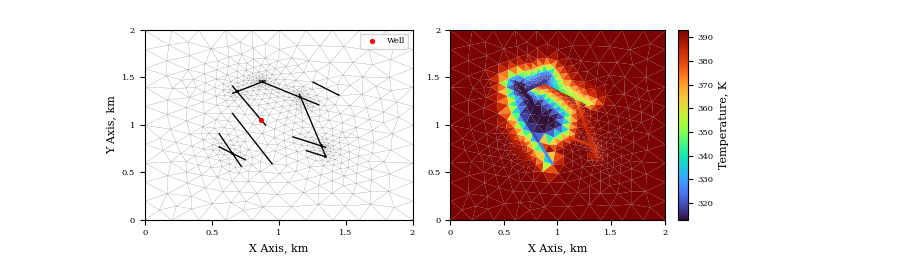
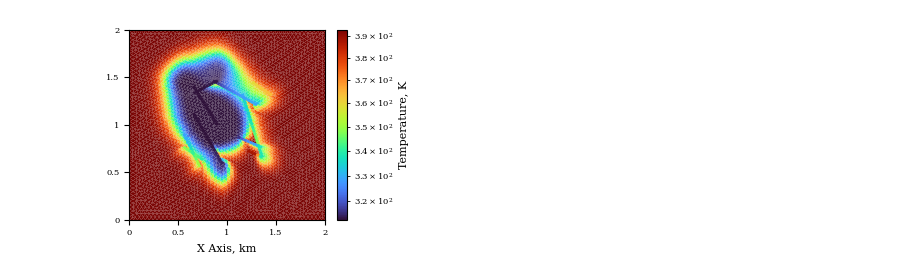
Before and after one commit to Yuriyzabegaev/FTHM-Solver, a Jupyter notebook: thermal/tmp.ipynb, the cells around one changed output. Cells and saved outputs as stored; diff of their text form; code cells hidden in the pictures.

```diff
--- a/thermal/tmp.ipynb
+++ b/thermal/tmp.ipynb
@@ -9,21 +9,21 @@ common_params = {
     "geometry": "4h_steady",
     "save_matrix": False,
     "solver": "CPR",
-    "grid_refinement": 1,
+    "grid_refinement": 5,
 }
 
 print("Running steady state")
 params = {
     "steady_state": True,
 } | common_params
-run_model(params)
+model = run_model(params)
 end_state_filename = params["end_state_filename"]
 
 print("Running injection")
 params = {
     "steady_state": False,
     "initial_state": end_state_filename,
-    "end_time": 2e2,
+    "end_time": 5e2,
 } | common_params
 model = run_model(params)
 # %% [output]
@@ -55,5 +55,5 @@ stats_thermal_geo4h_steadyx1_solCPR
 # %%
-# model.load_data_from_pvd(Path('/home/porepy/volume/nrec_fhm/visualization_2d/data_000043.pvd'), times_file=Path('/home/porepy/volume/nrec_fhm/visualization_2d/times.json'), is_mdg_pvd=True)
+model.load_data_from_pvd(Path('/home/porepy/volume/nrec_fhm/thermal/visualization_2d/data_000043.pvd'), times_file=Path('/home/porepy/volume/nrec_fhm/thermal/visualization_2d/times.json'), is_mdg_pvd=True)
 # %%
 subdomains = model.mdg.subdomains()
 source_loc_x = 1000
@@ -69,43 +153,16 @@ x_well, y_well
 # %%
-from matplotlib import pyplot as plt
+fig = plt.figure(figsize=(width, height))
+ax = fig.gca()
+pp.plot_grid(model.mdg, cell_value='temperature', plot_2d=True, alpha=1, fracturewidth_1d=2, linewidth=0, if_plot=False, color_map='turbo', axis=ax)
 
-tex_fonts = {
-    # Use LaTeX to write all text
-    # "text.usetex": True,
-    "font.family": "serif",
-    # Use 10pt font in plots, to match 10pt font in document
-    "axes.labelsize": 8,
-    "font.size": 8,
-    # Make the legend/label fonts a little smaller
-    "legend.fontsize": 6,
-    "xtick.labelsize": 6,
-    "ytick.labelsize": 6,
-}
+ax.set_xlabel('X Axis, km')
+ax.set_ylabel('')
+ax.set_title('')
+ax.set_xticks([0,500,1000,1500,2000], [0, 0.5, 1, 1.5, 2])
+ax.set_yticks([0,500,1000,1500,2000], [0, 0.5, 1, 1.5, 2])
 
-plt.rcParams.update(tex_fonts)
-
-width = 470 / 72
-height = 180 / 72
-
-fig, ax = plt.subplots(1, 2, figsize=(width, height))
-pp.plot_grid(model.mdg, plot_2d=True, alpha=0., fracturewidth_1d=1, linewidth=0.1, if_plot=False, axis=ax[0])
-pp.plot_grid(model.mdg, cell_value='temperature', plot_2d=True, alpha=1, fracturewidth_1d=2, linewidth=0, if_plot=False, color_map='turbo', axis=ax[1])
-
-ax[0].set_xlabel('X Axis, km')
-ax[1].set_xlabel('X Axis, km')
-ax[0].set_ylabel('Y Axis, km')
-ax[1].set_ylabel('')
-ax[0].set_title('')
-ax[1].set_title('')
-ax[0].set_xticks([0,500,1000,1500,2000], [0, 0.5, 1, 1.5, 2])
-ax[1].set_xticks([0,500,1000,1500,2000], [0, 0.5, 1, 1.5, 2])
-ax[0].set_yticks([0,500,1000,1500,2000], [0, 0.5, 1, 1.5, 2])
-ax[1].set_yticks([0,500,1000,1500,2000], [0, 0.5, 1, 1.5, 2])
-
-ax[0].scatter(x_well, y_well, label='Well', marker='.', s=30, color='red')
-ax[0].legend()
 plt.tight_layout()
 
-plt.savefig('tmp.pdf')
+# plt.savefig('tmp.pdf')
 # %% [output]
-[figure, old version]
+[figure, new version]
```
Also changed, not shown: parts of 4 cells of this notebook, 6 other files.
